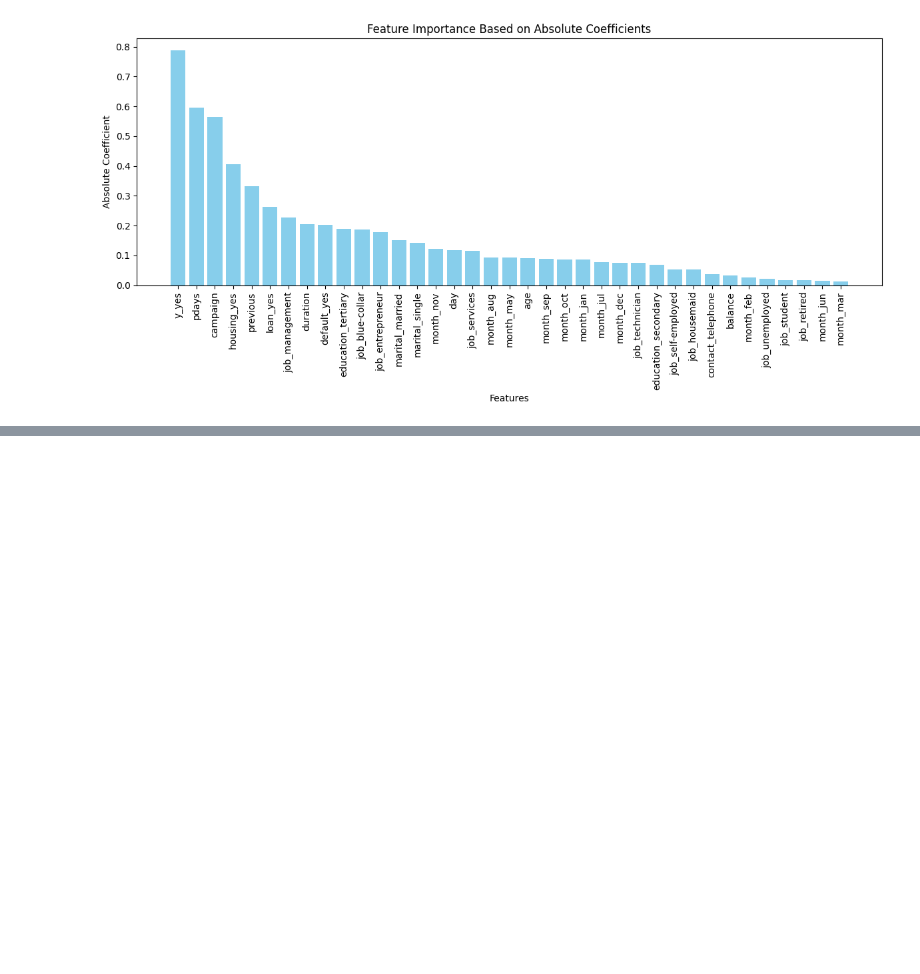
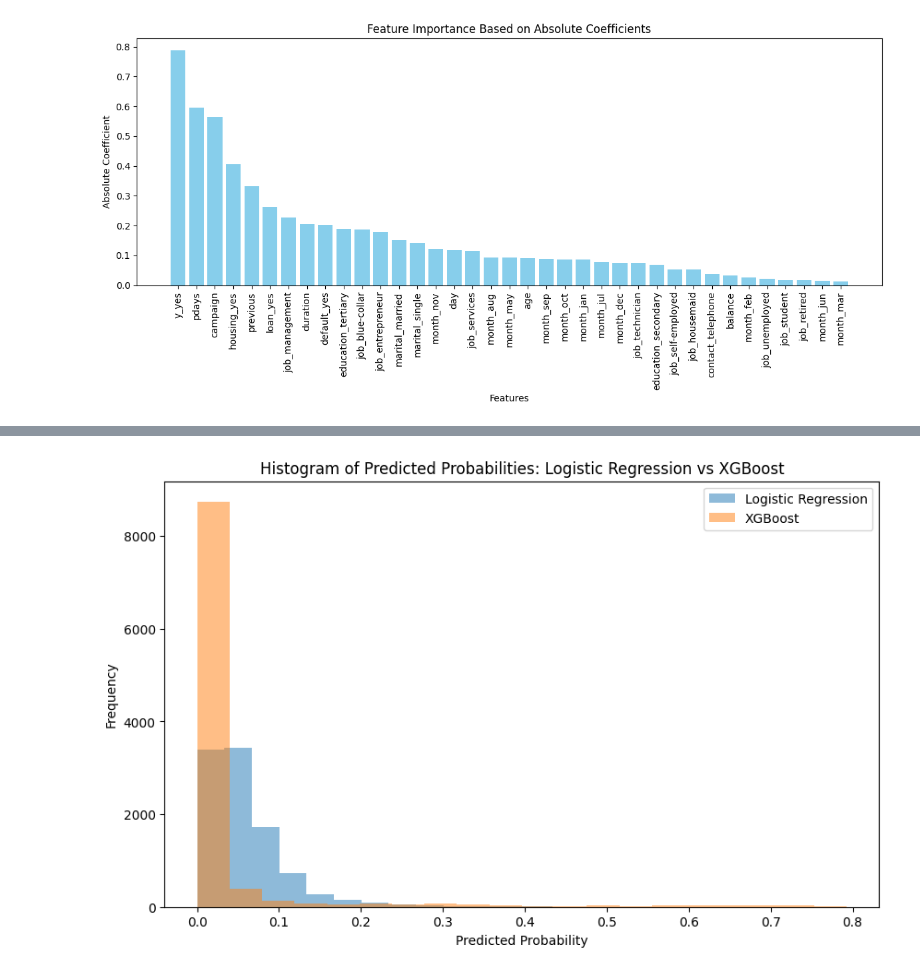
Before and after one commit to aniketpal333/Marketing, a Jupyter notebook: Marketing.ipynb, the cells around one changed output, grey strips where cells are left out. Saved outputs shown, nothing was run; the diff lists cells and outputs as text; code cells hidden in the pictures; blank space fills up the shorter version.

```diff
--- a/Marketing.ipynb
+++ b/Marketing.ipynb
@@ -316,0 +358,11 @@ plt.show()
+# %%
+plt.figure(figsize=(10, 6))
+plt.hist(y_pred_prob, bins=20, alpha=0.5, label='Logistic Regression')
+plt.hist(y_pred_prob_xgb, bins=20, alpha=0.5, label='XGBoost')
+plt.xlabel('Predicted Probability')
+plt.ylabel('Frequency')
+plt.title('Histogram of Predicted Probabilities: Logistic Regression vs XGBoost')
+plt.legend()
+plt.show()
+# %% [output]
+[figure, added]
```
Also changed, not shown: parts of 2 cells of this notebook.
